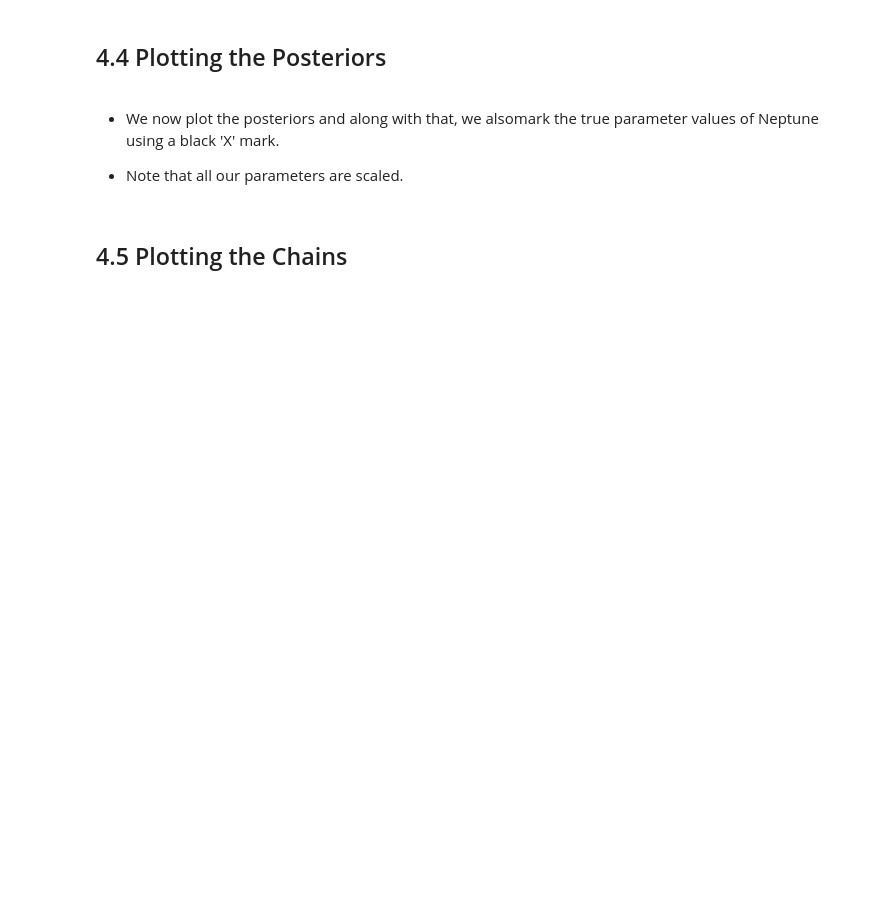
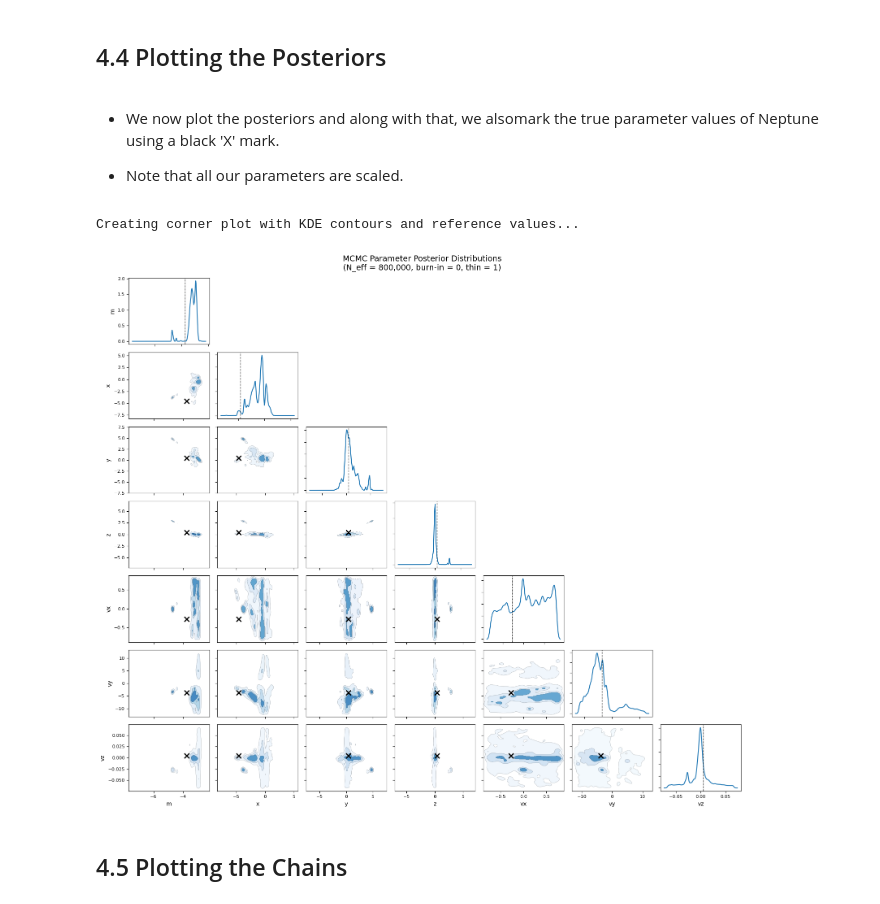
Before and after one commit to inlab-geo/cofi-examples, a Jupyter notebook: examples/Finding_Neptune_Inversions/finding_neptune_via_bayesian_inv.ipynb, the cells around one changed output. Cells and saved outputs as stored; diff of their text form; code cells hidden in the pictures; blank space fills up the shorter version.

```diff
--- a/examples/Finding_Neptune_Inversions/finding_neptune_via_bayesian_inv.ipynb
+++ b/examples/Finding_Neptune_Inversions/finding_neptune_via_bayesian_inv.ipynb
@@ -890,61 +910,31 @@ Autocorrelation statistics:
 
 - Note that all our parameters are scaled.
 # %%
-reference_values_scaled = scale_param(m_0)
-reference_values_scaled[0] = np.log10(reference_values_scaled[0])  # Scale mass logarithmically
+reference_values_scaled = scaled_reference_values(scale_param, m_0)
 param_labels = ['m', 'x', 'y', 'z', 'vx', 'vy', 'vz']
 ref_vals = [reference_values_scaled[i] for i in range(len(param_labels))]
 
 print("Creating corner plot with KDE contours and reference values...")
 
-# Build arviz-compatible dict with fake chain dimension
-param_data = {label: flat_samples[:, i][np.newaxis, :] for i, label in enumerate(param_labels)}
-import arviz_base
-az_idata = arviz_base.from_dict({"posterior": param_data})
-
-from arviz_plots.style import rcParams
-rcParams["plot.max_subplots"] = 49
-
-pm = arviz.plot_pair(
-    az_idata,
-    marginal=True,
-    triangle="lower",
-    visuals={"scatter": False},
+fig = plot_pair_kde_legacy_style(
+    flat_samples,
+    param_labels,
+    ref_vals,
+    figsize=(16, 14),
+    textsize=10,
+    hdi_probs=(0.3, 0.6, 0.9),
 )
 
-# Add KDE contours manually on off-diagonal panels
-n = len(param_labels)
-for i in range(n):
-    for j in range(n):
-        try:
-            ax = pm.iget_target(i, j)
-        except (ValueError, IndexError):
-            continue
-        if i == j:
-            # Add reference line on diagonal
-            ax.axvline(ref_vals[i], color='red', linestyle='--', lw=1.5)
-        elif i > j:
-            # KDE contours on lower triangle
-            x = flat_samples[:, j]
-            y = flat_samples[:, i]
-            kde = gaussian_kde(np.vstack([x, y]))
-            xmin, xmax = x.min(), x.max()
-            ymin, ymax = y.min(), y.max()
-            xx, yy = np.mgrid[xmin:xmax:100j, ymin:ymax:100j]
-            zz = kde(np.vstack([xx.ravel(), yy.ravel()])).reshape(xx.shape)
-            ax.contourf(xx, yy, zz, levels=10, cmap="Blues")
-            ax.contour(xx, yy, zz, levels=10, colors="grey", linewidths=0.5, alpha=0.5)
-            # Add reference point
-            ax.plot(ref_vals[j], ref_vals[i], 'x', color='red', ms=8, markeredgewidth=2)
-
-fig = pm.fig
-fig.suptitle(f'MCMC Parameter Posterior Distributions\n'
+plt.suptitle(f'MCMC Parameter Posterior Distributions\n'
             f'(N_eff = {len(flat_samples):,}, burn-in = {discard_burn}, thin = {thin_interval})',
             fontsize=14, y=0.98)
 
 plt.tight_layout()
 plt.subplots_adjust(top=0.94)
 plt.show()
+# %% [output]
+Creating corner plot with KDE contours and reference values...
+[figure, added]
 # %% [markdown]
 ## 4.5 Plotting the Chains
 # %%
```
Also changed, not shown: parts of 14 cells of this notebook, 4 other files.
